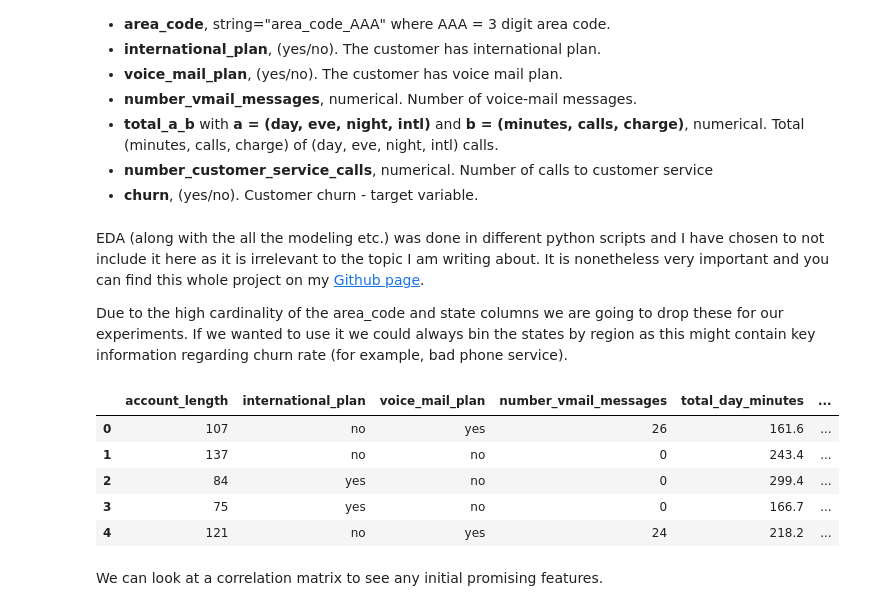
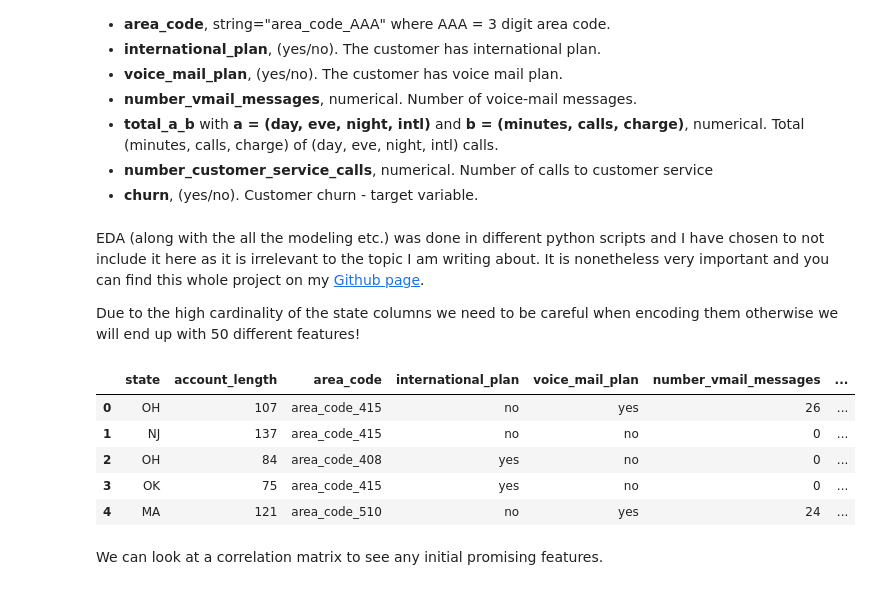
Before and after one commit to jackmleitch/CustomerChurn, a Jupyter notebook: blog_post.ipynb, the cells around one changed output. Cells and saved outputs as stored; diff of their text form; code cells hidden in the pictures.

```diff
--- a/blog_post.ipynb
+++ b/blog_post.ipynb
@@ -51,17 +51,16 @@ assert len(df.columns) == 20
 EDA (along with the all the modeling etc.) was done in different python scripts and I have chosen to not include it here as it is irrelevant to the topic I am writing about. It is nonetheless very important and you can find this whole project on my [Github page](https://github.com/jackmleitch/CustomerChurn).
 
 
-Due to the high cardinality of the area_code and state columns we are going to drop these for our experiments. If we wanted to use it we could always bin the states by region as this might contain key information regarding churn rate (for example, bad phone service).
+Due to the high cardinality of the state columns we need to be careful when encoding them otherwise we will end up with 50 different features!
 # %%
-df = df.drop(columns=["area_code", "state"], axis=1)
 df.head()
 # %% [output]
-|  | account_length | international_plan | voice_mail_plan | number_vmail_messages | total_day_minutes | ... |
-| 0 | 107 | no | yes | 26 | 161.6 | ... |
-| 1 | 137 | no | no | 0 | 243.4 | ... |
-| 2 | 84 | yes | no | 0 | 299.4 | ... |
-| 3 | 75 | yes | no | 0 | 166.7 | ... |
-| 4 | 121 | no | yes | 24 | 218.2 | ... |
+|  | state | account_length | area_code | international_plan | voice_mail_plan | number_vmail_messages | ... |
+| 0 | OH | 107 | area_code_415 | no | yes | 26 | ... |
+| 1 | NJ | 137 | area_code_415 | no | no | 0 | ... |
+| 2 | OH | 84 | area_code_408 | yes | no | 0 | ... |
+| 3 | OK | 75 | area_code_415 | yes | no | 0 | ... |
+| 4 | MA | 121 | area_code_510 | no | yes | 24 | ... |
 # %% [markdown]
 We can look at a correlation matrix to see any initial promising features.
 # %%
```
Also changed, not shown: parts of 80 cells of this notebook, 4 other files.
